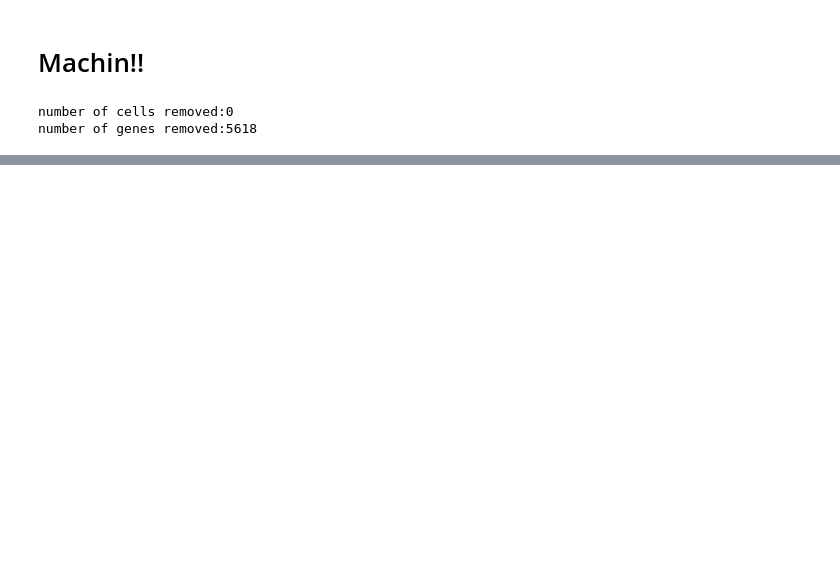
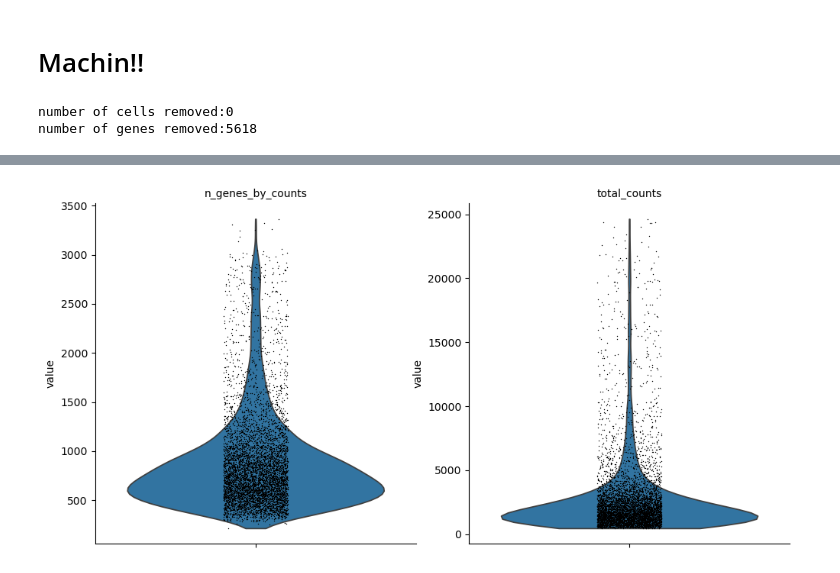
Before and after one commit to Eldnir/scBIO-gut, a Jupyter notebook: Machin.ipynb, the cells around one changed output, grey strips where cells are left out. Saved outputs shown, nothing was run; the diff lists cells and outputs as text; code cells hidden in the pictures; blank space fills up the shorter version.

```diff
--- a/Machin.ipynb
+++ b/Machin.ipynb
@@ -53,3 +87,7 @@ plt.hist(total_counts,bins = 1000)
+# %%
+sc.pl.violin(data, ["n_genes_by_counts", "total_counts"], multi_panel=True)
+# %% [output]
+[figure, added]
 # %%
 #normalizing the data
 sc.pp.normalize_total(data,target_sum=10000)
```
Also changed, not shown: parts of 12 cells of this notebook.
